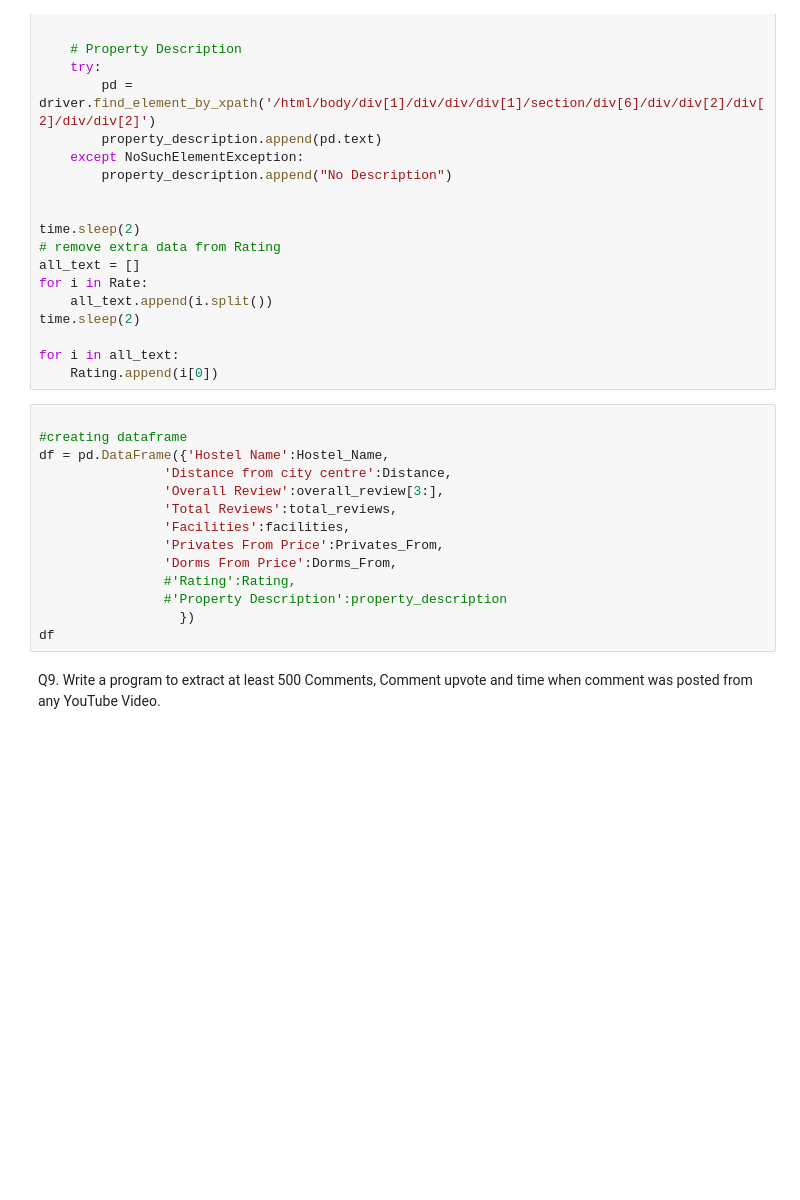
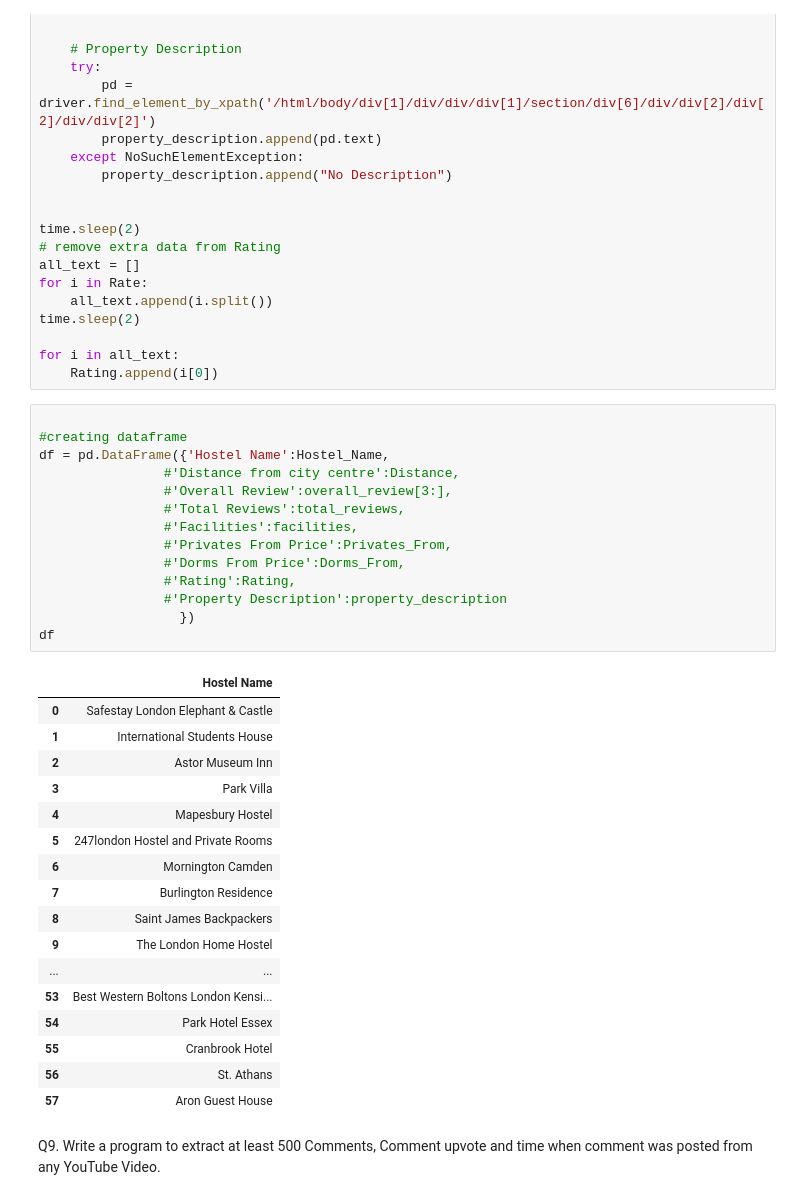
Before and after one commit to abdulwashif/Flipr-Robo, a Jupyter notebook: web_scraping3.ipynb, the cells around one changed output. Cells and saved outputs as stored; diff of their text form; blank space fills up the shorter version.

```diff
--- a/web_scraping3.ipynb
+++ b/web_scraping3.ipynb
@@ -161,17 +162,35 @@ for i in all_text:
 # %%
 
 #creating dataframe
 df = pd.DataFrame({'Hostel Name':Hostel_Name,
-                'Distance from city centre':Distance,
-                'Overall Review':overall_review[3:],
-                'Total Reviews':total_reviews,
-                'Facilities':facilities,
-                'Privates From Price':Privates_From,
-                'Dorms From Price':Dorms_From,
+                #'Distance from city centre':Distance,
+                #'Overall Review':overall_review[3:],
+                #'Total Reviews':total_reviews,
+                #'Facilities':facilities,
+                #'Privates From Price':Privates_From,
+                #'Dorms From Price':Dorms_From,
                 #'Rating':Rating,
                 #'Property Description':property_description
                   })
 df
+# %% [output]
+|  | Hostel Name |
+| 0 | Safestay London Elephant & Castle |
+| 1 | International Students House |
+| 2 | Astor Museum Inn |
+| 3 | Park Villa |
+| 4 | Mapesbury Hostel |
+| 5 | 247london Hostel and Private Rooms |
+| 6 | Mornington Camden |
+| 7 | Burlington Residence |
+| 8 | Saint James Backpackers |
+| 9 | The London Home Hostel |
+| ... | ... |
+| 53 | Best Western Boltons London Kensi... |
+| 54 | Park Hotel Essex |
+| 55 | Cranbrook Hotel |
+| 56 | St. Athans |
+| 57 | Aron Guest House |
 # %% [markdown]
 Q9. Write a program to extract at least 500 Comments, Comment upvote and time when comment
 was posted from any YouTube Video.
```
Also changed, not shown: parts of 48 cells of this notebook.
